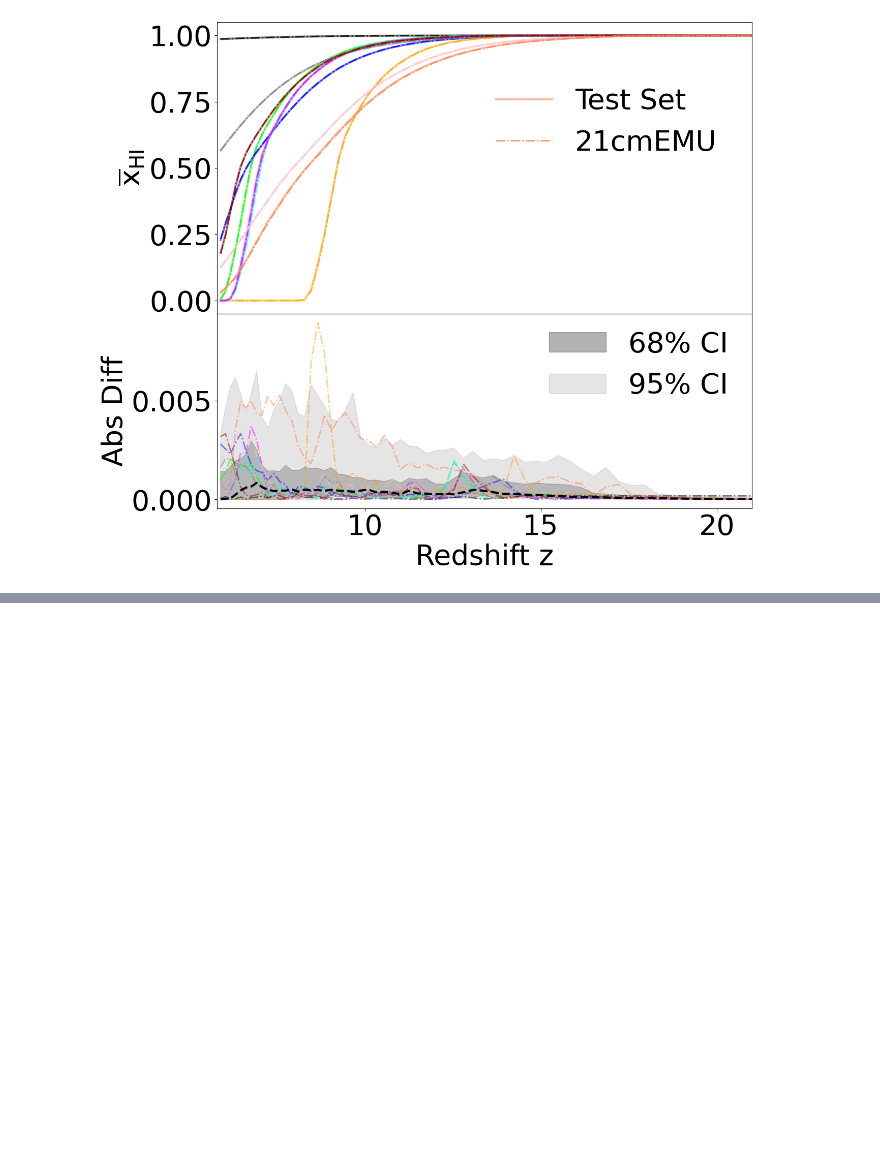
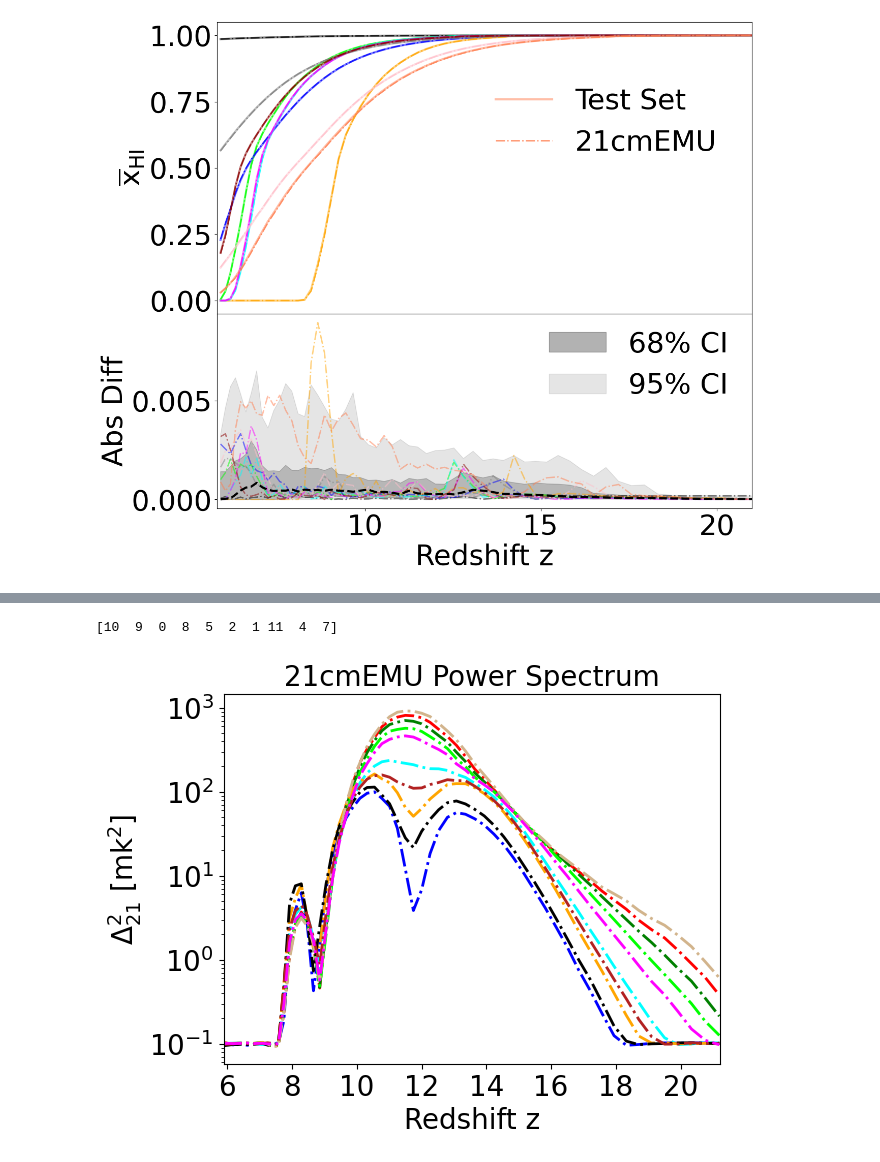
Before and after one commit to Rillard2001/RealMSc, a Jupyter notebook: Tutorials/21cmEMU/21cmEMU_test.ipynb, the cells around one changed output, grey strips where cells are left out. Cells and saved outputs as stored; diff of their text form; code cells hidden in the pictures; blank space fills up the shorter version.

```diff
--- a/Tutorials/21cmEMU/21cmEMU_test.ipynb
+++ b/Tutorials/21cmEMU/21cmEMU_test.ipynb
@@ -94,0 +178,25 @@ IndexError: too many indices for array: array is 1-dimensional, but 2 were index
+# %%
+idxs1 = np.arange(PS.shape[1])
+np.random.seed(42)
+np.random.shuffle(idxs1)
+N = 10
+idxs1 = idxs1[:N]
+print(idxs1)
+
+fs = 20
+
+for i, c in zip(idxs1, cs):
+
+    plt.plot(PS_z, PS[:, i], lw = 2, ls = '-.', color = c)  # different k-values for each line
+
+plt.ylabel(r'$\Delta_{21}^2$ [mk$^2$]', fontsize = fs)
+plt.xlabel(r'Redshift z', fontsize = fs)
+plt.xlim(PS_z[0] - 1e-2, PS_z[-1] + 1e-2)
+plt.yticks(fontsize = fs)
+plt.xticks(fontsize = fs)
+plt.yscale('log')
+plt.title('21cmEMU Power Spectrum', fontsize = fs)
+plt.show()
+# %% [output]
+[10  9  0  8  5  2  1 11  4  7]
+[figure, added]
```
Also changed, not shown: parts of 16 cells of this notebook.
